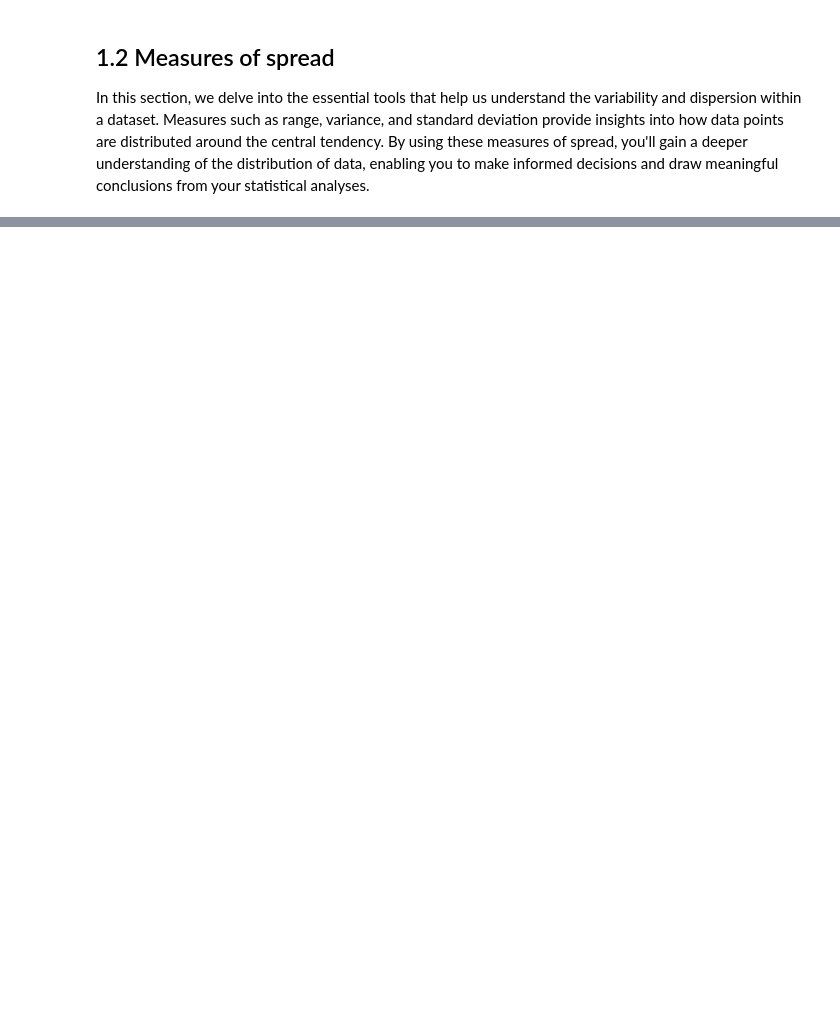
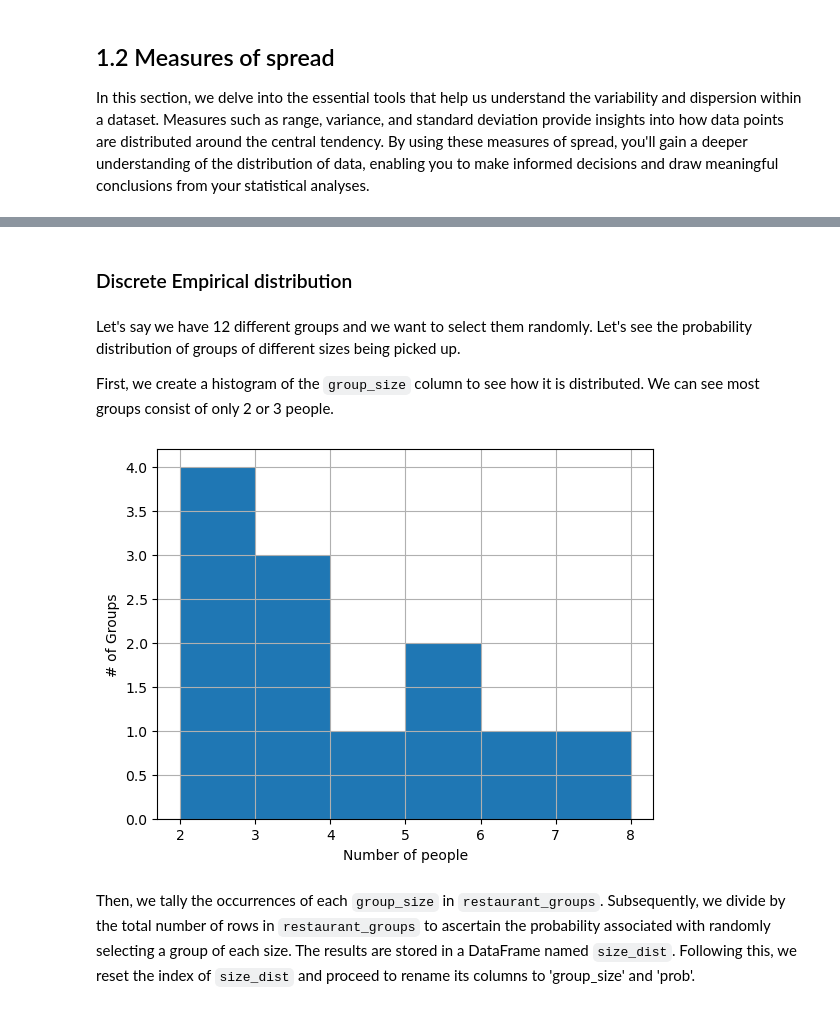
Before and after one commit to estcab00/statistics-python, a Jupyter notebook: Session 1/Introductory Statistics in Python - Session 1.ipynb, the cells around one changed output, grey strips where cells are left out. Drawn from its saved outputs; the diff is of its cells as text; code cells hidden in the pictures; blank space fills up the shorter version.

```diff
--- a/Session 1/Introductory Statistics in Python - Session 1.ipynb
+++ b/Session 1/Introductory Statistics in Python - Session 1.ipynb
@@ -593,0 +706,20 @@ In this section, we delve into the essential tools that help us understand the v
+# %% [markdown]
+### <a id='2.3.1'> Discrete Empirical distribution </a>
+# %%
+data = {'group_id': ['A', 'B', 'C', 'D', 'E', 'F', 'G', 'H', 'I', 'J', 'K', 'L'],
+        'group_size': [3, 5, 6, 2, 4, 2, 3, 2, 5, 2, 3, 7]}
+
+data = pd.DataFrame(data)
+# %% [markdown]
+Let's say we have 12 different groups and we want to select them randomly. Let's see the probability distribution of groups of different sizes being picked up.
+
+First, we create a histogram of the `group_size` column to see how it is distributed. We can see most groups consist of only 2 or 3 people.
+# %%
+data['group_size'].hist(bins = [2, 3, 4, 5, 6, 7, 8])
+plt.ylabel('# of Groups')
+plt.xlabel('Number of people')
+plt.show()
+# %% [output]
+[figure, added]
+# %% [markdown]
+Then, we tally the occurrences of each `group_size` in `restaurant_groups`. Subsequently, we divide by the total number of rows in `restaurant_groups` to ascertain the probability associated with randomly selecting a group of each size. The results are stored in a DataFrame named `size_dist`. Following this, we reset the index of `size_dist` and proceed to rename its columns to 'group_size' and 'prob'.
```
Also changed, not shown: parts of 102 cells of this notebook, 1 other file.
